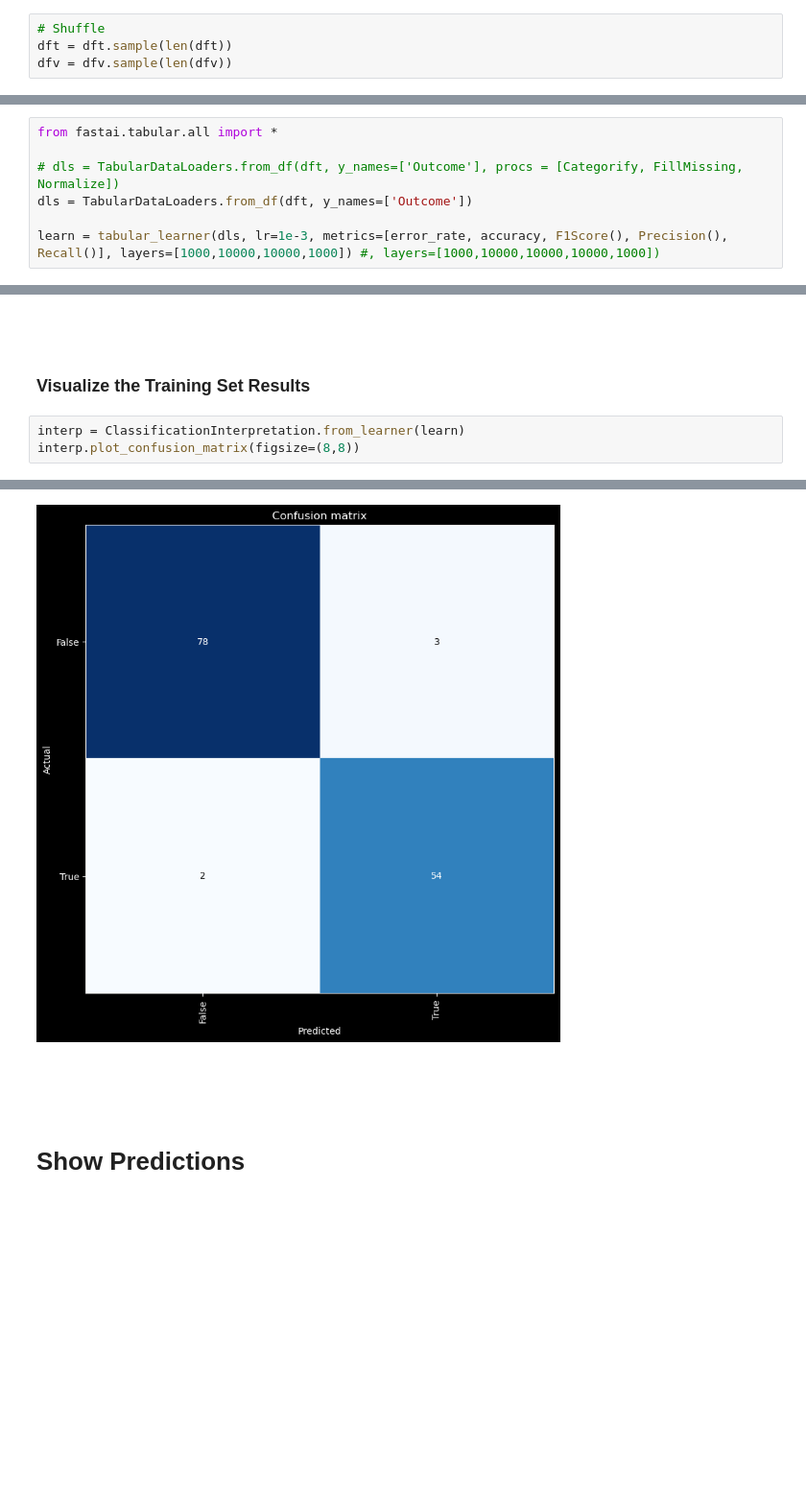
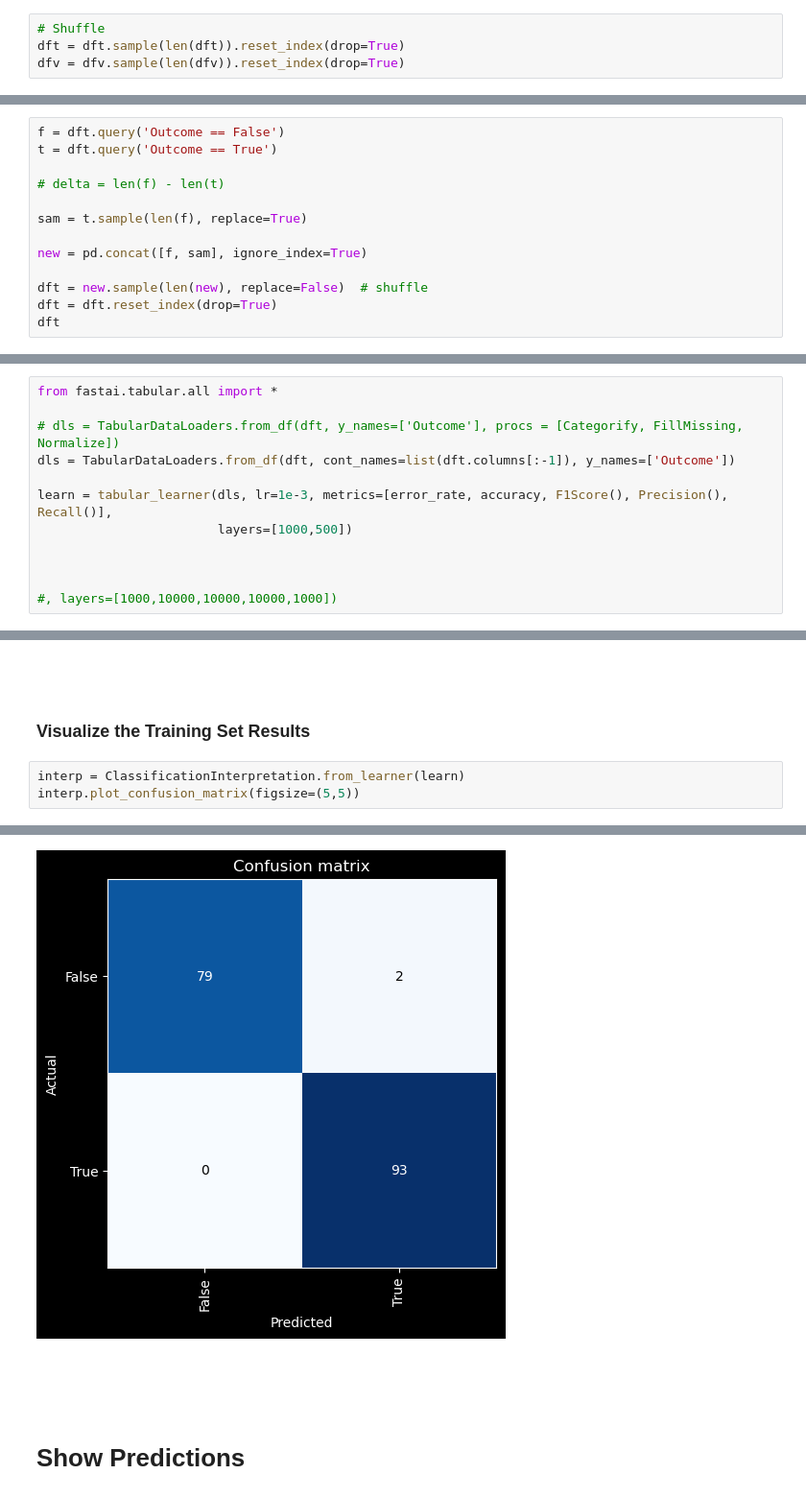
Before and after one commit to cogsci2/Validating-Strawberry-Puree-by-Spectral-Analysis, a Jupyter notebook: Strawberry Spectral Analysis.ipynb, the cells around one changed output, grey strips where cells are left out. Shown at 96% size. Cells and saved outputs as stored; diff of their text form; blank space fills up the shorter version.

```diff
--- a/Strawberry Spectral Analysis.ipynb
+++ b/Strawberry Spectral Analysis.ipynb
@@ -207,5 +207,5 @@ dfv = df.sample(frac=0.3, replace=False, random_state=4)
 dft = df.drop(dfv.index)
 # %%
 # Shuffle
-dft = dft.sample(len(dft))
-dfv = dfv.sample(len(dfv))
+dft = dft.sample(len(dft)).reset_index(drop=True)
+dfv = dfv.sample(len(dfv)).reset_index(drop=True)
@@ -243,0 +229,13 @@ dft
+# %%
+f = dft.query('Outcome == False')
+t = dft.query('Outcome == True')
+
+# delta = len(f) - len(t)
+
+sam = t.sample(len(f), replace=True)
+
+new = pd.concat([f, sam], ignore_index=True)
+
+dft = new.sample(len(new), replace=False)  # shuffle
+dft = dft.reset_index(drop=True)
+dft
@@ -323,6 +373,11 @@ plt.xlabel('Wavenumber');
 from fastai.tabular.all import *
 
 # dls = TabularDataLoaders.from_df(dft, y_names=['Outcome'], procs = [Categorify, FillMissing, Normalize])
-dls = TabularDataLoaders.from_df(dft, y_names=['Outcome'])
+dls = TabularDataLoaders.from_df(dft, cont_names=list(dft.columns[:-1]), y_names=['Outcome'])
 
-learn = tabular_learner(dls, lr=1e-3, metrics=[error_rate, accuracy, F1Score(), Precision(), Recall()], layers=[1000,10000,10000,1000]) #, layers=[1000,10000,10000,10000,1000])
+learn = tabular_learner(dls, lr=1e-3, metrics=[error_rate, accuracy, F1Score(), Precision(), Recall()],
+                        layers=[1000,500])
+
+
+
+#, layers=[1000,10000,10000,10000,1000])
@@ -377,10 +461,10 @@ learn.fit_one_cycle(35)
 ### Visualize the Training Set Results
 # %%
 interp = ClassificationInterpretation.from_learner(learn)
-interp.plot_confusion_matrix(figsize=(8,8))
+interp.plot_confusion_matrix(figsize=(5,5))
 # %% [output]
 [interactive output not drawn]
-[figure, old version]
+[figure, new version]
 # %% [markdown]
 <br>
 <br>
```
Also changed, not shown: parts of 43 cells of this notebook.
